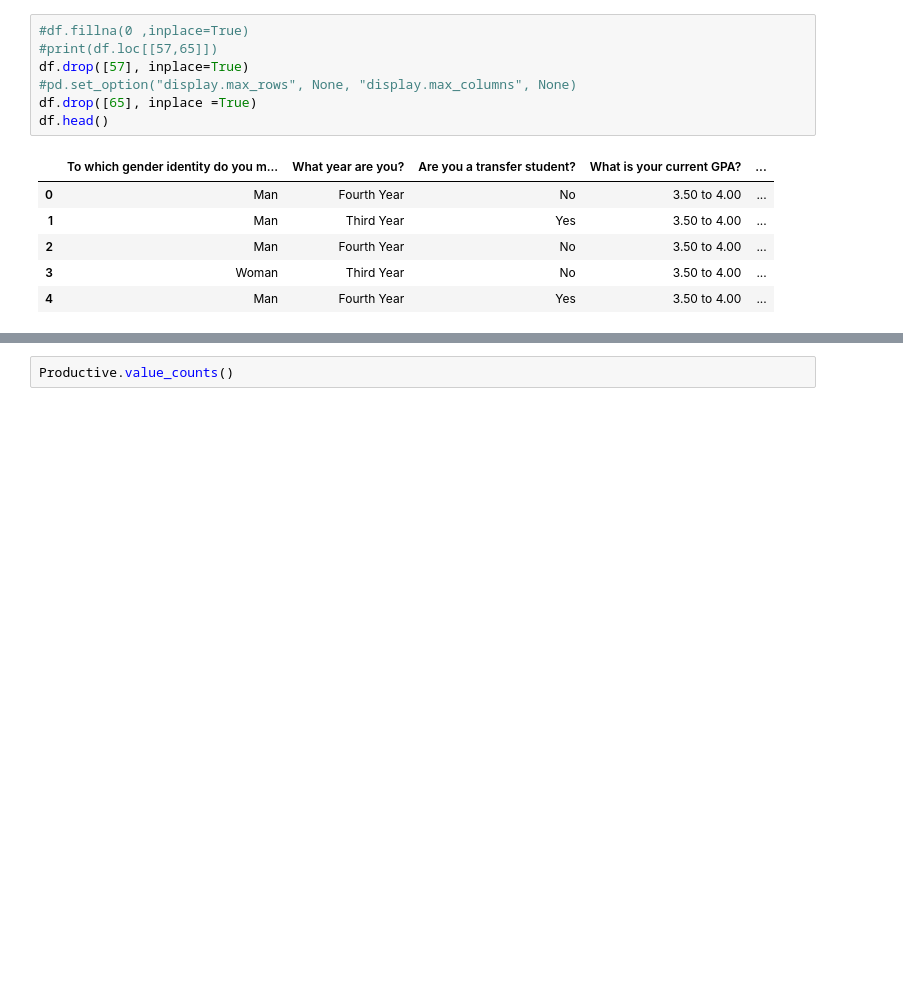
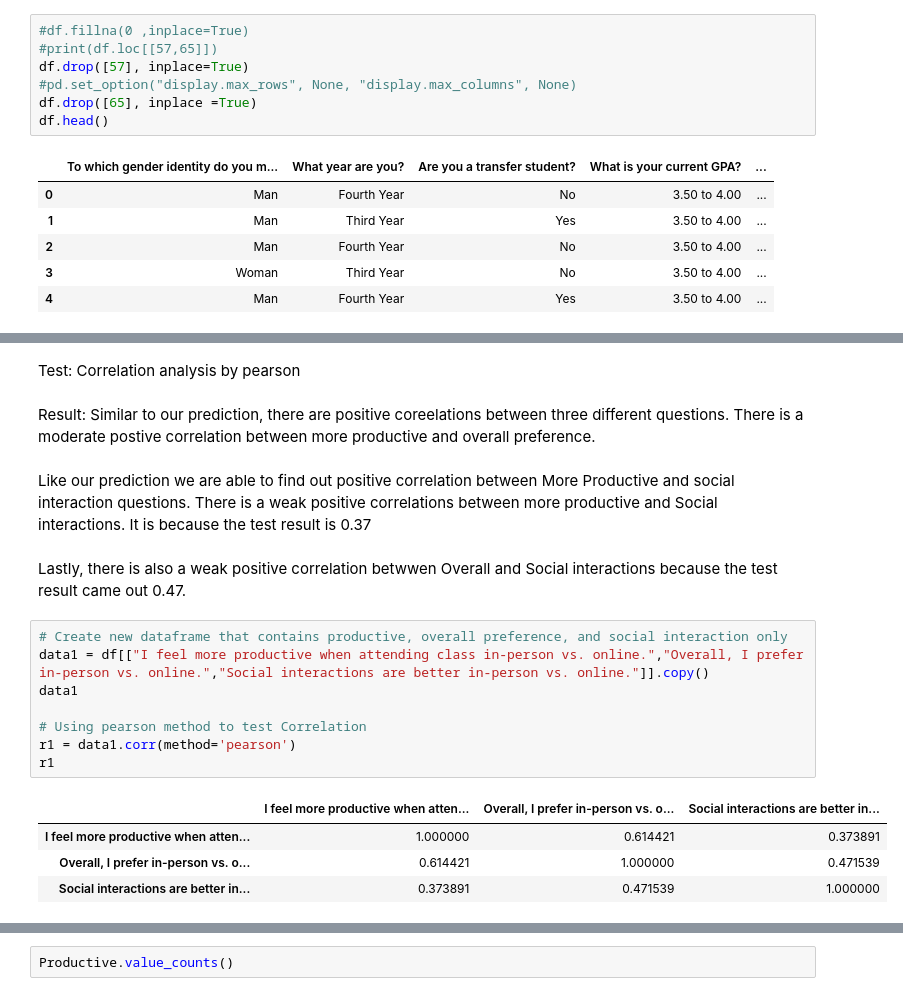
Before and after one commit to rgiron1/CS-105_miniproject, a Jupyter notebook: MiniProject.ipynb, the cells around one changed output, grey strips where cells are left out. Cells and saved outputs as stored; diff of their text form; blank space fills up the shorter version.

```diff
--- a/MiniProject.ipynb
+++ b/MiniProject.ipynb
@@ -179,0 +222,21 @@ Name: Social interactions are better in-person vs. online., dtype: int64
+# %% [markdown]
+Test: Correlation analysis by pearson
+# %% [markdown]
+Result: Similar to our prediction, there are positive coreelations between three different questions. There is a moderate postive correlation between more productive and overall preference.
+# %% [markdown]
+Like our prediction we are able to find out positive correlation between More Productive and social interaction questions. There is a weak positive correlations between more productive and Social interactions. It is because the test result is 0.37
+# %% [markdown]
+Lastly, there is also a weak positive correlation betwwen Overall and Social interactions because the test result came out 0.47.
+# %%
+# Create new dataframe that contains productive, overall preference, and social interaction only
+data1 = df[["I feel more productive when attending class in-person vs. online.","Overall, I prefer in-person vs. online.","Social interactions are better in-person vs. online."]].copy()
+data1
+
+# Using pearson method to test Correlation
+r1 = data1.corr(method='pearson')
+r1
+# %% [output]
+|  | I feel more productive when atten... | Overall, I prefer in-person vs. o... | Social interactions are better in... |
+| I feel more productive when atten... | 1.000000 | 0.614421 | 0.373891 |
+| Overall, I prefer in-person vs. o... | 0.614421 | 1.000000 | 0.471539 |
+| Social interactions are better in... | 0.373891 | 0.471539 | 1.000000 |
```
Also changed, not shown: parts of 18 cells of this notebook.
